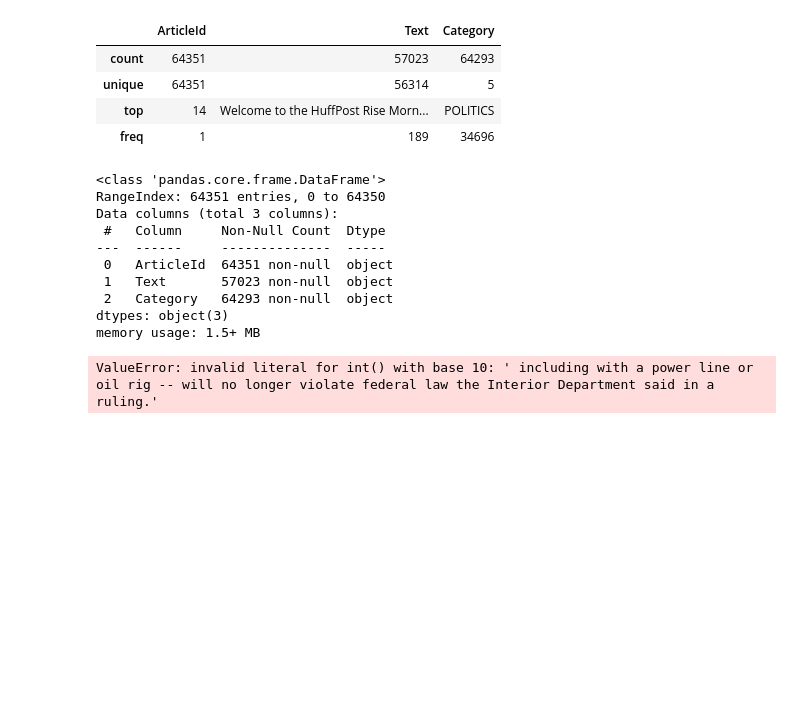
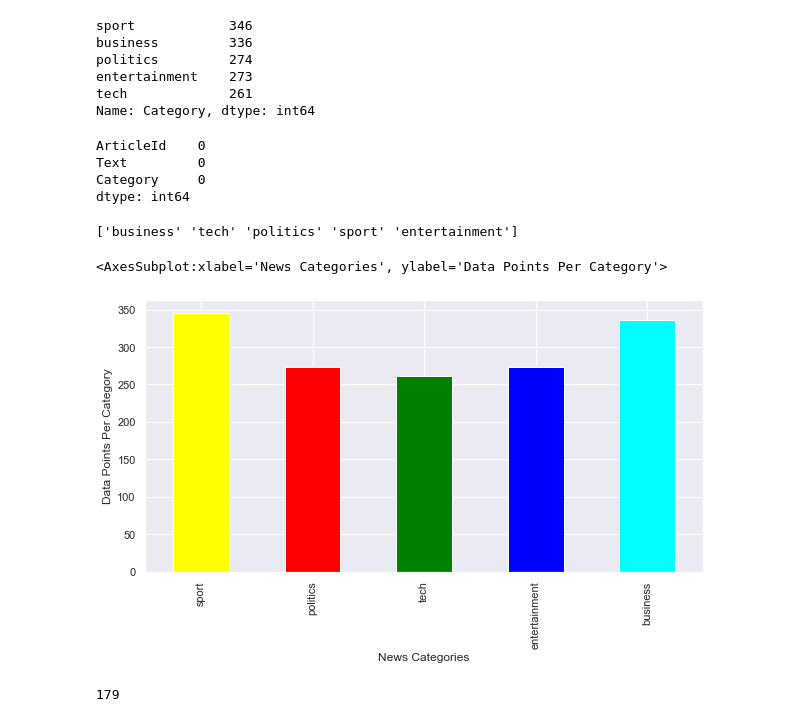
Before and after one commit to VishnuVVR-369/Major-Project, a Jupyter notebook: CODE/data.ipynb, the cells around one changed output. Drawn from its saved outputs; the diff is of its cells as text; code cells hidden in the pictures; blank space fills up the shorter version.

```diff
--- a/CODE/data.ipynb
+++ b/CODE/data.ipynb
@@ -27,29 +27,40 @@ FEATURES - ['ArticleId' 'Text' 'Category']
-# %%
-# Data Description using describe() in pandas
-train_data.describe().style.set_properties(**{'background-color': '#F0F0F0', 'color': '#222222', 'border': '1.5px  solid black'})
-# %% [output]
-|  | ArticleId | Text | Category |
-| count | 64351 | 57023 | 64293 |
-| unique | 64351 | 56314 | 5 |
-| top | 14 | Welcome to the HuffPost Rise Morn... | POLITICS |
-| freq | 1 | 189 | 34696 |
-# %%
-# Data Description using info() in pandas
-train_data.info()
-# %% [output]
-<class 'pandas.core.frame.DataFrame'>
-RangeIndex: 64351 entries, 0 to 64350
-Data columns (total 3 columns):
- #   Column     Non-Null Count  Dtype
----  ------     --------------  -----
- 0   ArticleId  64351 non-null  object
- 1   Text       57023 non-null  object
- 2   Category   64293 non-null  object
-dtypes: object(3)
-memory usage: 1.5+ MB
-# %%
-train_data.columns = ['id', 'Text', 'Category']
-train_data = train_data.astype({'id': 'int64', 'Text': 'str', 'Category': 'str'})
-train_data['Text_without_stopwords'] = train_data['Text'].apply(lambda x: ' '.join([word for word in x.split() if word not in (stop)]))
-# %% [output]
-ValueError: invalid literal for int() with base 10: ' including with a power line or oil rig -- will no longer violate federal law the Interior Department said in a ruling.'
+# %%
+# Data Points per Category
+train_data['Category'].value_counts()
+# %% [output]
+sport            346
+business         336
+politics         274
+entertainment    273
+tech             261
+Name: Category, dtype: int64
+# %%
+# Removing rows with missing values
+train_data.dropna(inplace=True)
+train_data.isna().sum()
+# %% [output]
+ArticleId    0
+Text         0
+Category     0
+dtype: int64
+# %%
+target_category = train_data['Category'].unique()
+print(target_category)
+# %% [output]
+['business' 'tech' 'politics' 'sport' 'entertainment']
+# %%
+# Plotting data points per category
+news_cat = train_data['Category'].value_counts()
+my_colors = ['yellow', 'red', 'green', 'blue', 'cyan', 'magenta']
+news_cat.sample(frac=1).plot(kind='bar', figsize=(10,5), xlabel="News Categories", ylabel="Data Points Per Category", color=my_colors)
+# %% [output]
+<AxesSubplot:xlabel='News Categories', ylabel='Data Points Per Category'>
+[figure, added]
+# %%
+import nltk
+from nltk.corpus import stopwords
+
+print(len(stopwords.words('english')))
+# print(stopwords.words('english'))
+# %% [output]
+179
```
Also changed, not shown: parts of 8 cells of this notebook.
